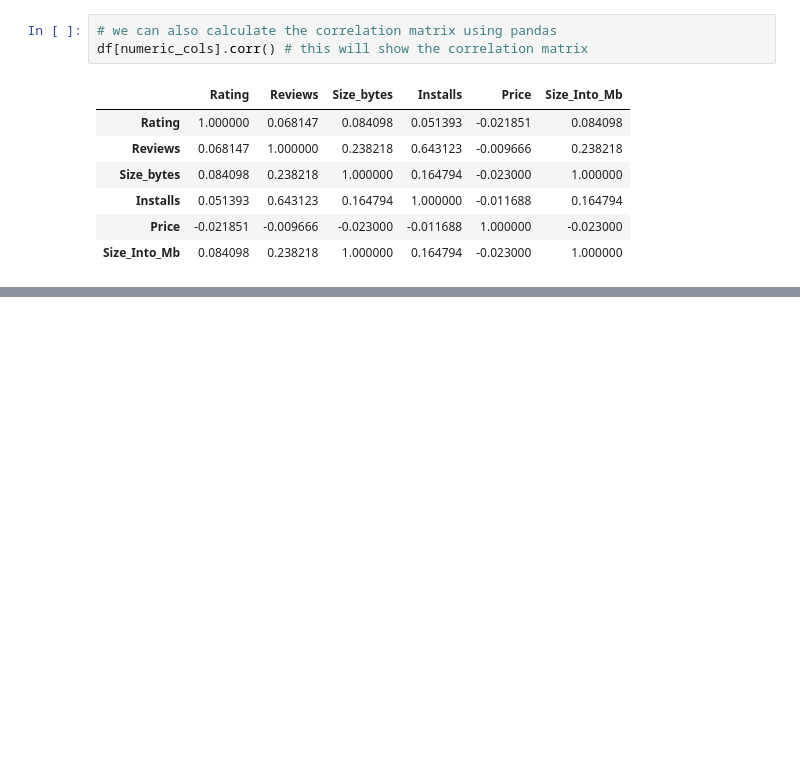
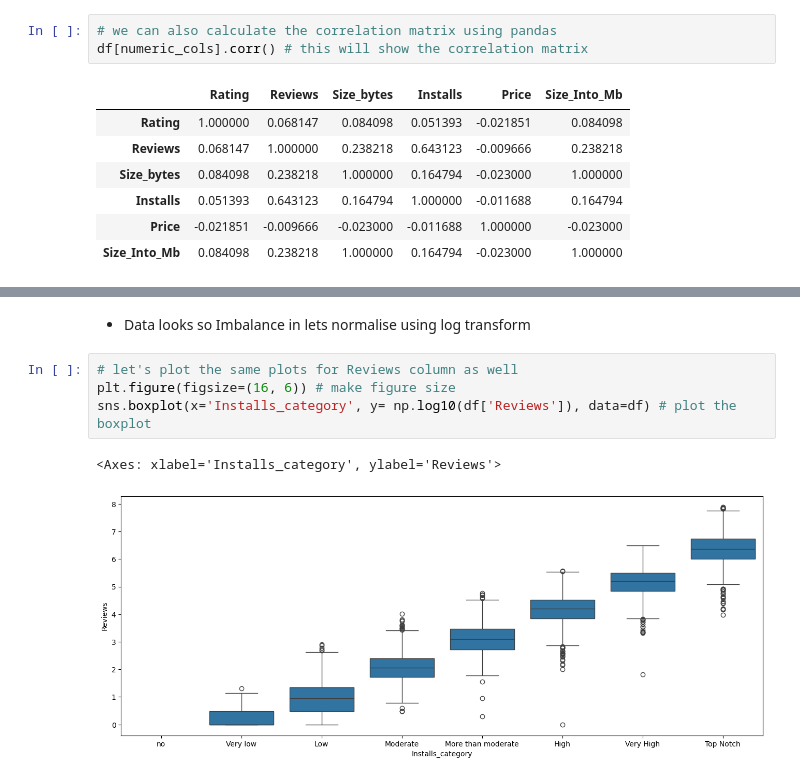
Before and after one commit to Sidra97aries/Python-for-DataScience, a Jupyter notebook: Eda_google_play_store.ipynb, the cells around one changed output, grey strips where cells are left out. Cells and saved outputs as stored; diff of their text form; blank space fills up the shorter version.

```diff
--- a/Eda_google_play_store.ipynb
+++ b/Eda_google_play_store.ipynb
@@ -616,0 +737,9 @@ ModuleNotFoundError: No module named 'scipy'
+# %% [markdown]
+- Data looks so Imbalance in lets normalise using log transform
+# %%
+# let's plot the same plots for Reviews column as well
+plt.figure(figsize=(16, 6)) # make figure size
+sns.boxplot(x='Installs_category', y= np.log10(df['Reviews']), data=df) # plot the boxplot
+# %% [output]
+<Axes: xlabel='Installs_category', ylabel='Reviews'>
+[figure, added]
```
Also changed, not shown: parts of 60 cells of this notebook.
